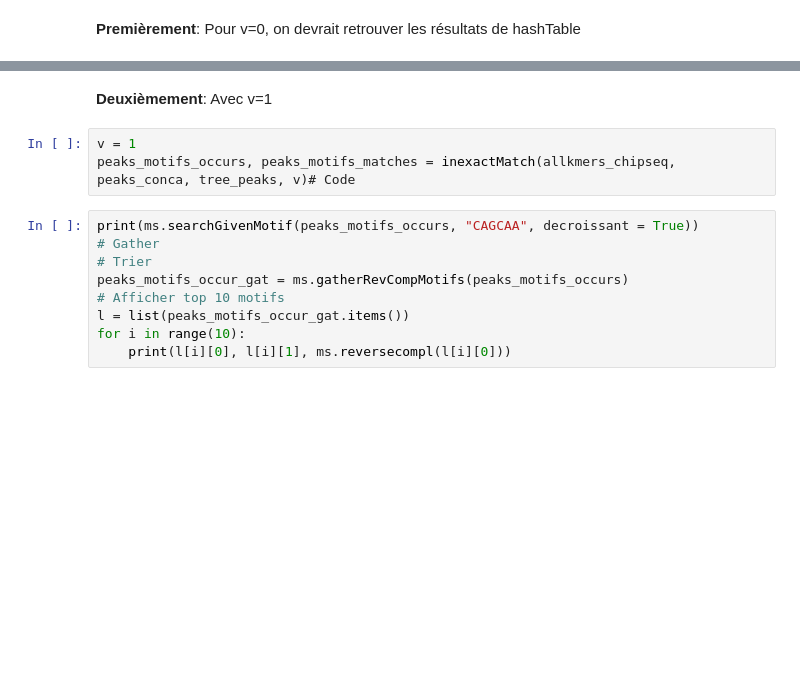
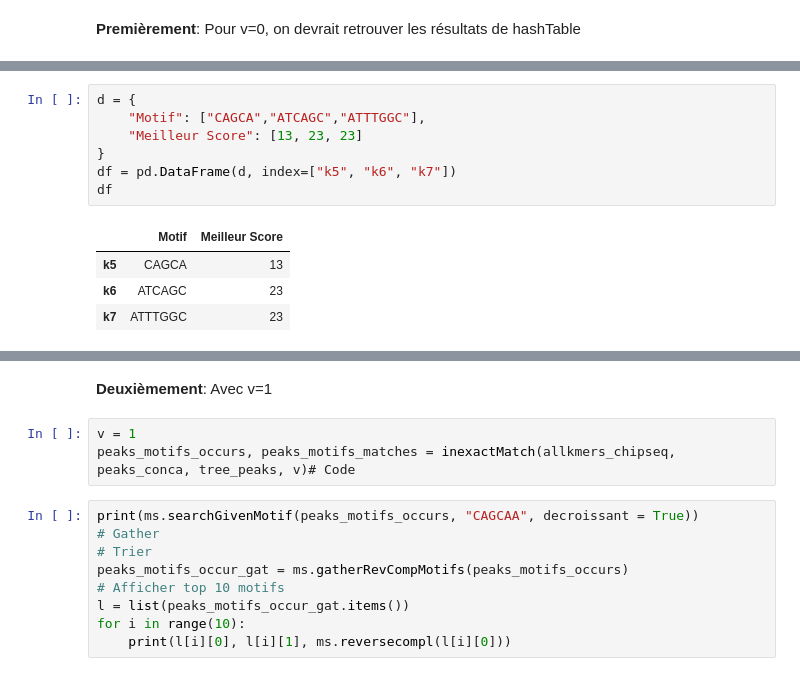
Before and after one commit to Gnegnery/Projet-Bio, a Jupyter notebook: TME3-suffixTree_2026.ipynb, the cells around one changed output, grey strips where cells are left out. Drawn from its saved outputs; the diff is of its cells as text; blank space fills up the shorter version.

```diff
--- a/TME3-suffixTree_2026.ipynb
+++ b/TME3-suffixTree_2026.ipynb
@@ -572,0 +604,12 @@ TGCCATTGA (0, 4) TCAATGGCA
+# %%
+d = {
+    "Motif": ["CAGCA","ATCAGC","ATTTGGC"],
+    "Meilleur Score": [13, 23, 23]
+}
+df = pd.DataFrame(d, index=["k5", "k6", "k7"])
+df
+# %% [output]
+|  | Motif | Meilleur Score |
+| k5 | CAGCA | 13 |
+| k6 | ATCAGC | 23 |
+| k7 | ATTTGGC | 23 |
```
Also changed, not shown: parts of 23 cells of this notebook, 4 other files.
